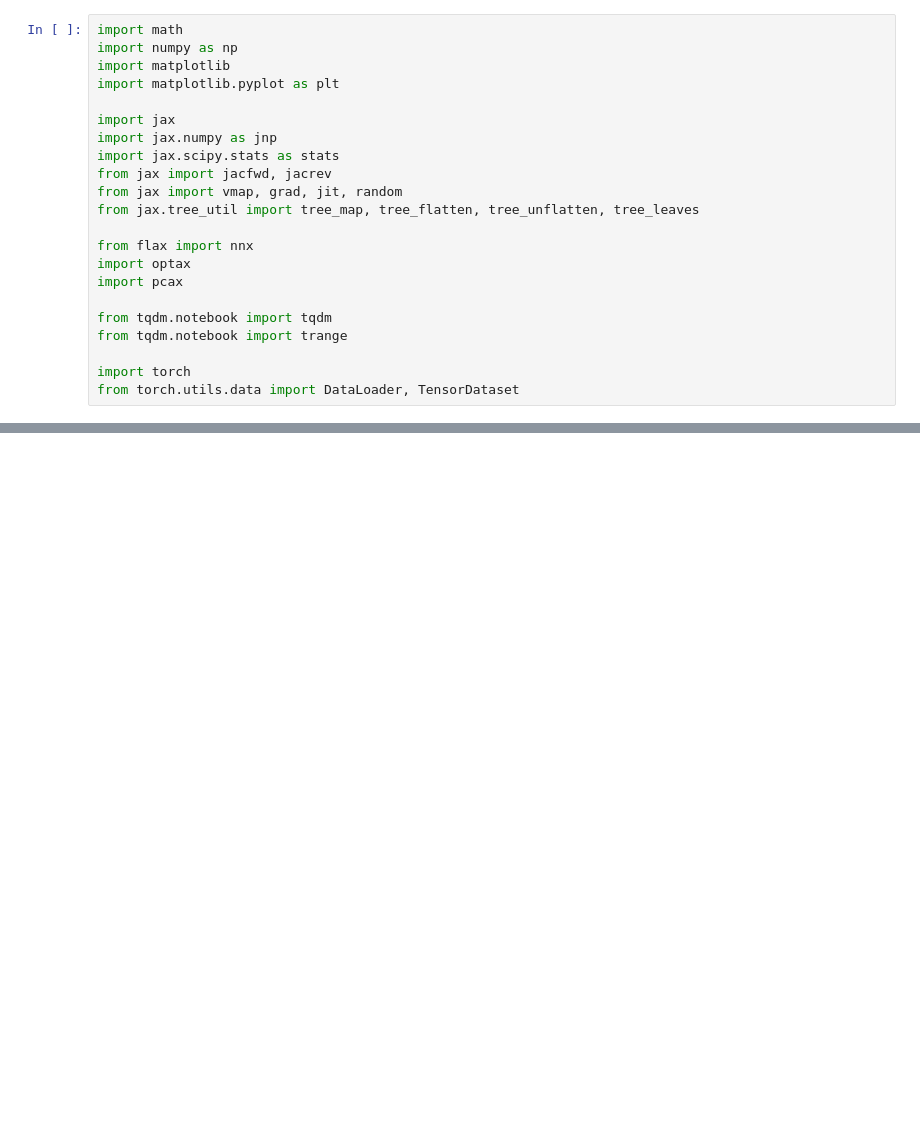
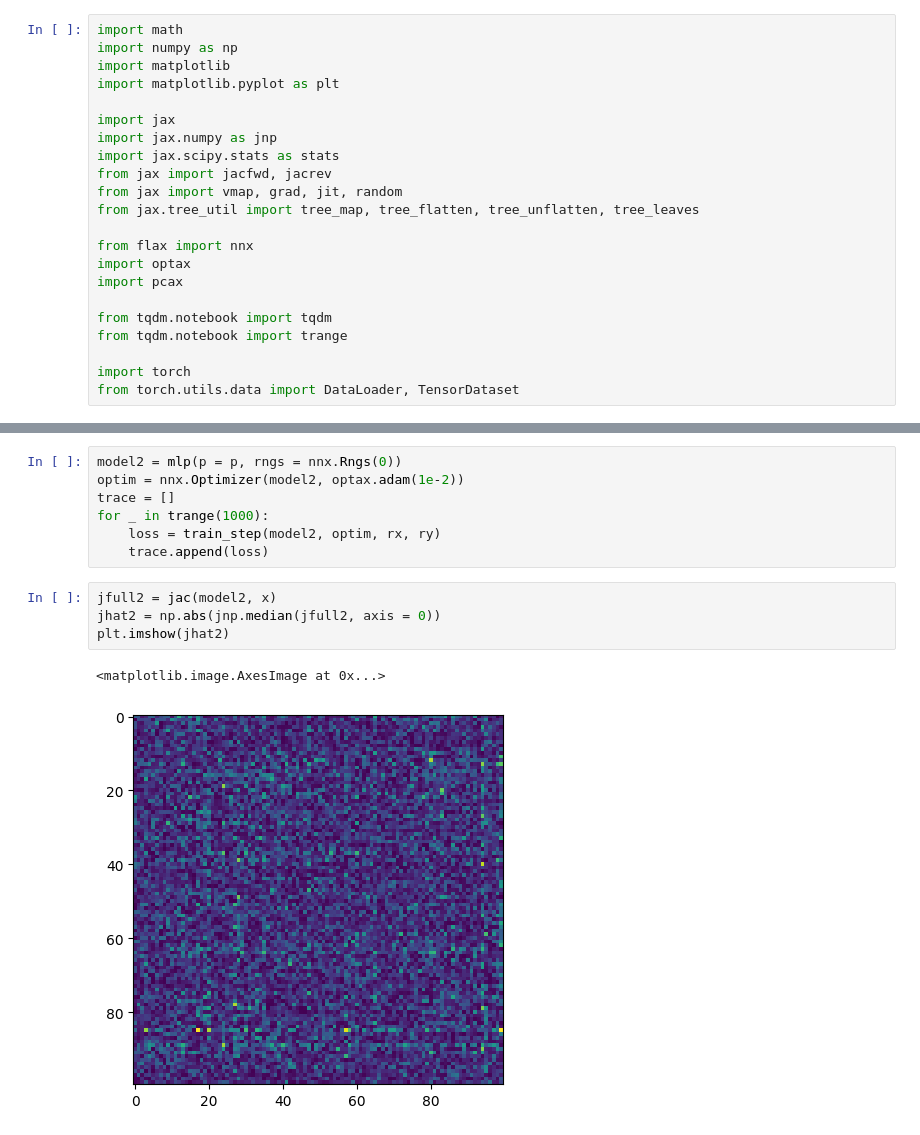
Before and after one commit to trevor-harris/LSCI, a Jupyter notebook: misc/test.ipynb, the cells around one changed output, grey strips where cells are left out. Drawn from its saved outputs; the diff is of its cells as text; blank space fills up the shorter version.

```diff
--- a/misc/test.ipynb
+++ b/misc/test.ipynb
@@ -215,0 +95,14 @@ for simplex in hull.simplices:
+# %%
+model2 = mlp(p = p, rngs = nnx.Rngs(0))
+optim = nnx.Optimizer(model2, optax.adam(1e-2))
+trace = []
+for _ in trange(1000):
+    loss = train_step(model2, optim, rx, ry)
+    trace.append(loss)
+# %%
+jfull2 = jac(model2, x)
+jhat2 = np.abs(jnp.median(jfull2, axis = 0))
+plt.imshow(jhat2)
+# %% [output]
+<matplotlib.image.AxesImage at 0x...>
+[figure, added]
```
Also changed, not shown: parts of 19 cells of this notebook.
